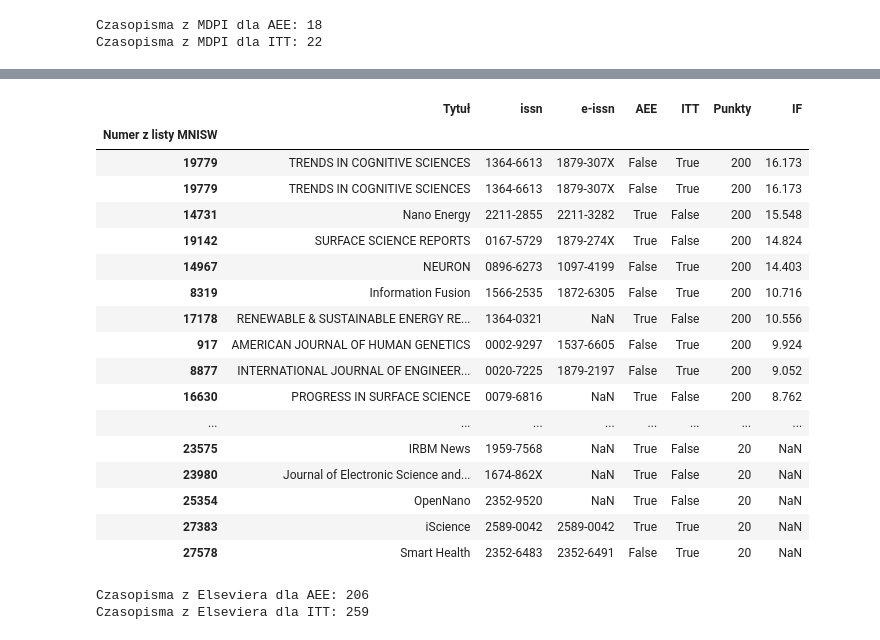
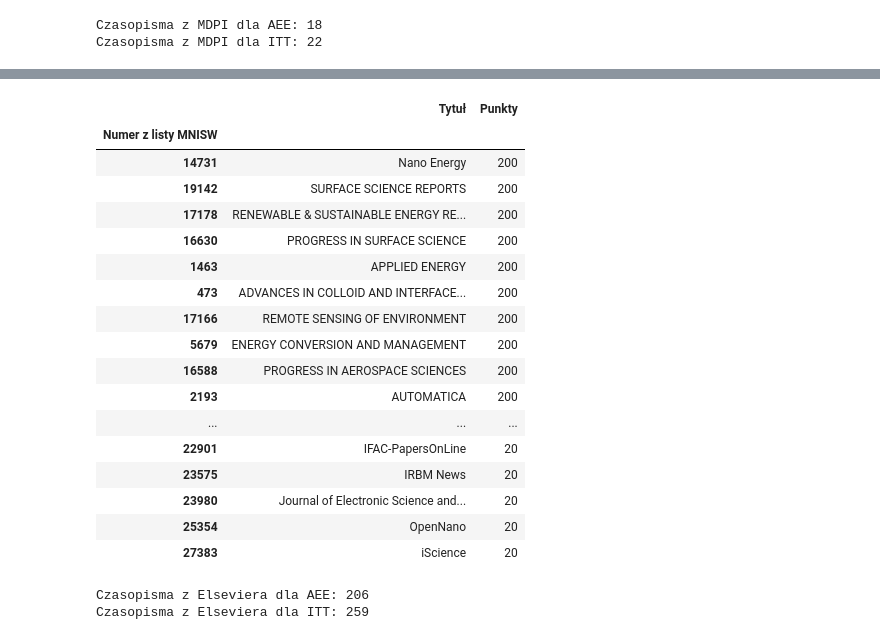
Before and after one commit to KAIR-ISZ/public_documents, a Jupyter notebook: Punktacja czasopism/Documents/Raport.ipynb, the cells around one changed output, grey strips where cells are left out. Saved outputs shown, nothing was run; the diff lists cells and outputs as text; code cells hidden in the pictures.

```diff
--- a/Punktacja czasopism/Documents/Raport.ipynb
+++ b/Punktacja czasopism/Documents/Raport.ipynb
@@ -179,26 +179,26 @@ elsevier_filter=((dane.issn.isin(elsevier.ISSN)) | (dane['e-issn'].isin(elsevier
 # %%
 pd.set_option('display.max_rows', 500)
 elsevier_table=dane[elsevier_filter].sort_values(['Punkty','IF'],ascending=False)
-elsevier_table
+elsevier_table[elsevier_table.AEE].loc[:,['Tytuł','Punkty']]
 # %% [output]
-|  | Tytuł | issn | e-issn | AEE | ITT | Punkty | IF |
-| Numer z listy MNISW |  |  |  |  |  |  |  |
-| 19779 | TRENDS IN COGNITIVE SCIENCES | 1364-6613 | 1879-307X | False | True | 200 | 16.173 |
-| 19779 | TRENDS IN COGNITIVE SCIENCES | 1364-6613 | 1879-307X | False | True | 200 | 16.173 |
-| 14731 | Nano Energy | 2211-2855 | 2211-3282 | True | False | 200 | 15.548 |
-| 19142 | SURFACE SCIENCE REPORTS | 0167-5729 | 1879-274X | True | False | 200 | 14.824 |
-| 14967 | NEURON | 0896-6273 | 1097-4199 | False | True | 200 | 14.403 |
-| 8319 | Information Fusion | 1566-2535 | 1872-6305 | False | True | 200 | 10.716 |
-| 17178 | RENEWABLE & SUSTAINABLE ENERGY RE... | 1364-0321 | NaN | True | False | 200 | 10.556 |
-| 917 | AMERICAN JOURNAL OF HUMAN GENETICS | 0002-9297 | 1537-6605 | False | True | 200 | 9.924 |
-| 8877 | INTERNATIONAL JOURNAL OF ENGINEER... | 0020-7225 | 1879-2197 | False | True | 200 | 9.052 |
-| 16630 | PROGRESS IN SURFACE SCIENCE | 0079-6816 | NaN | True | False | 200 | 8.762 |
-| ... | ... | ... | ... | ... | ... | ... | ... |
-| 23575 | IRBM News | 1959-7568 | NaN | True | False | 20 | NaN |
-| 23980 | Journal of Electronic Science and... | 1674-862X | NaN | True | False | 20 | NaN |
-| 25354 | OpenNano | 2352-9520 | NaN | True | False | 20 | NaN |
-| 27383 | iScience | 2589-0042 | 2589-0042 | True | True | 20 | NaN |
-| 27578 | Smart Health | 2352-6483 | 2352-6491 | False | True | 20 | NaN |
+|  | Tytuł | Punkty |
+| Numer z listy MNISW |  |  |
+| 14731 | Nano Energy | 200 |
+| 19142 | SURFACE SCIENCE REPORTS | 200 |
+| 17178 | RENEWABLE & SUSTAINABLE ENERGY RE... | 200 |
+| 16630 | PROGRESS IN SURFACE SCIENCE | 200 |
+| 1463 | APPLIED ENERGY | 200 |
+| 473 | ADVANCES IN COLLOID AND INTERFACE... | 200 |
+| 17166 | REMOTE SENSING OF ENVIRONMENT | 200 |
+| 5679 | ENERGY CONVERSION AND MANAGEMENT | 200 |
+| 16588 | PROGRESS IN AEROSPACE SCIENCES | 200 |
+| 2193 | AUTOMATICA | 200 |
+| ... | ... | ... |
+| 22901 | IFAC-PapersOnLine | 20 |
+| 23575 | IRBM News | 20 |
+| 23980 | Journal of Electronic Science and... | 20 |
+| 25354 | OpenNano | 20 |
+| 27383 | iScience | 20 |
 # %%
 print('Czasopisma z Elseviera dla AEE: '+str(sum(elsevier_table.AEE)))
 print('Czasopisma z Elseviera dla ITT: '+str(sum(elsevier_table.ITT)))
```
Also changed, not shown: parts of 6 cells of this notebook, 1 other file.
